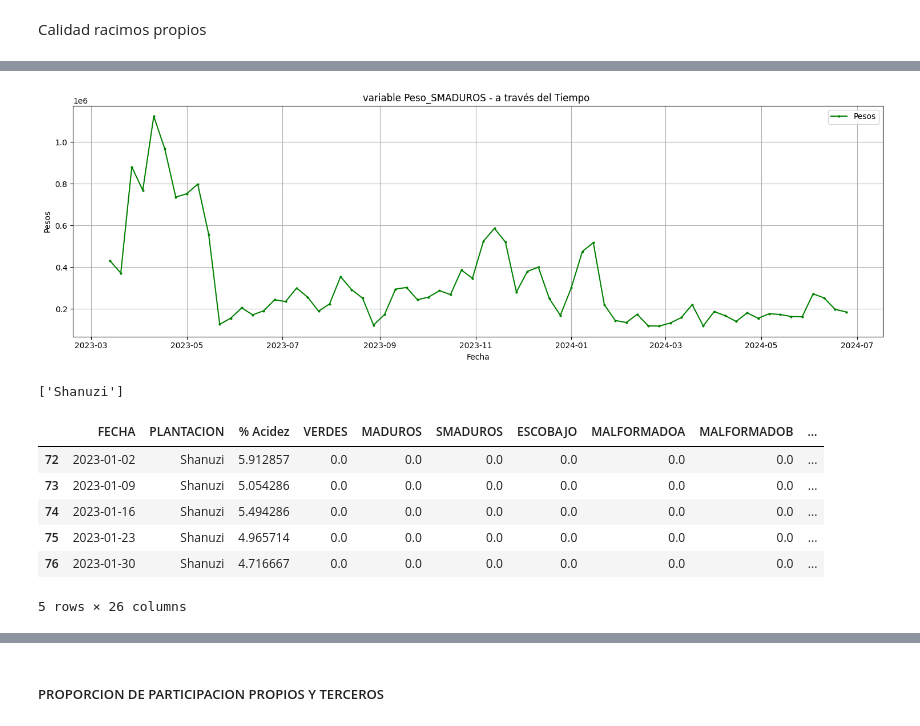
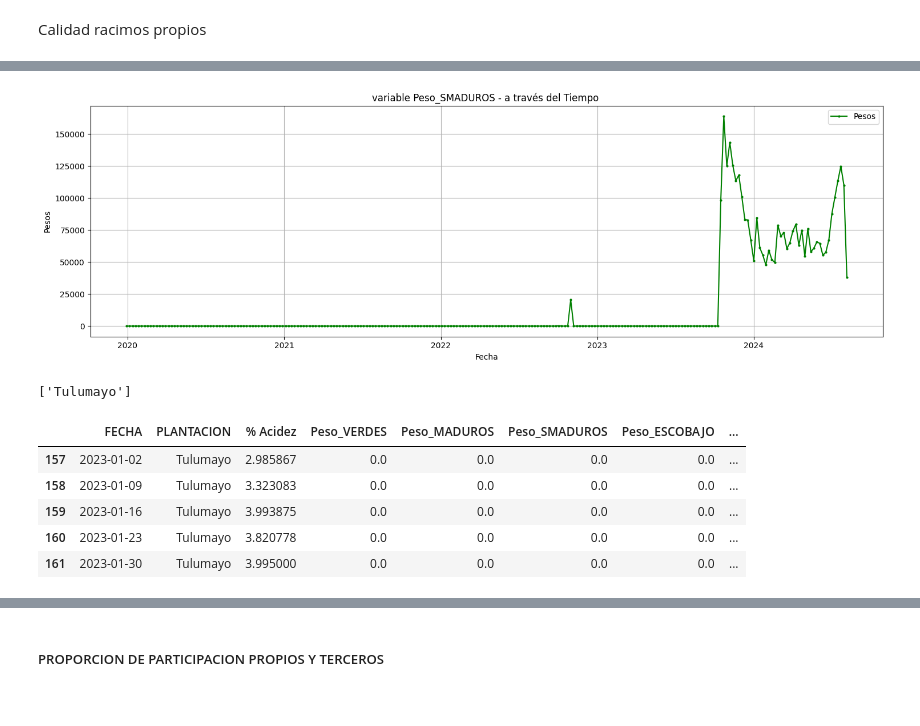
Before and after one commit to cesarqb/PROYECTO_01_analitica_descriptiva_TEA, a Jupyter notebook: src/features_scripts/Scrpit_match_tea.ipynb, the cells around one changed output, grey strips where cells are left out. Saved outputs shown, nothing was run; the diff lists cells and outputs as text; code cells hidden in the pictures.

```diff
--- a/src/features_scripts/Scrpit_match_tea.ipynb
+++ b/src/features_scripts/Scrpit_match_tea.ipynb
@@ -705,5 +693,6 @@ Calidad racimos propios
 # ------------------
 # -----------
 
-function_tendencia_unica(df_analisis_tendencia_semana_2,'Peso_SMADUROS','green')
+#cfunction_tendencia_unica(df_analisis_tendencia_semana_2,'Peso_SMADUROS','green')
+function_tendencia_unica(df_analisis_tendencia_semana_3,'Peso_SMADUROS','green')
 # %% [output]
@@ -711 +700 @@ Analisis de  2021-08-16 00:00:00  hasta  2024-07-01 00:00:00
-[figure, old version]
+[figure, new version]
@@ -715,12 +706,13 @@ Analisis de  2021-08-16 00:00:00  hasta  2024-07-01 00:00:00
 # #######################
 
 
-fecha_limite_sem = pd.Timestamp('2023-01-01') ## --> Para sede Palmawasi
+# fecha_limite_sem = pd.Timestamp('2023-01-01') ## --> Para sede Palmawasi
 # fecha_limite_sem = pd.Timestamp('2023-03-01') ## --> Para sede Shanuzi
+fecha_limite_sem = pd.Timestamp('2023-01-01') ## --> Para sede Tulumayo
 
 # Unir los DataFrames en base a 'FECHA' y 'PLANTACION'
 df_analisis_semana_full_acidez = pd.merge(df_analisis_tendencia_semana_acidez,
-                                          df_analisis_tendencia_semana_2,
+                                          df_analisis_tendencia_semana_3,
                                           on=['FECHA', 'PLANTACION'], how='outer')
 
 
@@ -732,14 +724,13 @@ df_analisis_semana_full_acidez['FECHA'] = pd.to_datetime(df_analisis_semana_full
 print(df_analisis_semana_full_acidez.PLANTACION.unique())
 df_analisis_semana_full_acidez.head()
 # %% [output]
-['Shanuzi']
+['Tulumayo']
-|  | FECHA | PLANTACION | % Acidez | VERDES | MADUROS | SMADUROS | ESCOBAJO | MALFORMADOA | MALFORMADOB | ... |
-| 72 | 2023-01-02 | Shanuzi | 5.912857 | 0.0 | 0.0 | 0.0 | 0.0 | 0.0 | 0.0 | ... |
-| 73 | 2023-01-09 | Shanuzi | 5.054286 | 0.0 | 0.0 | 0.0 | 0.0 | 0.0 | 0.0 | ... |
-| 74 | 2023-01-16 | Shanuzi | 5.494286 | 0.0 | 0.0 | 0.0 | 0.0 | 0.0 | 0.0 | ... |
-| 75 | 2023-01-23 | Shanuzi | 4.965714 | 0.0 | 0.0 | 0.0 | 0.0 | 0.0 | 0.0 | ... |
-| 76 | 2023-01-30 | Shanuzi | 4.716667 | 0.0 | 0.0 | 0.0 | 0.0 | 0.0 | 0.0 | ... |
+|  | FECHA | PLANTACION | % Acidez | Peso_VERDES | Peso_MADUROS | Peso_SMADUROS | Peso_ESCOBAJO | ... |
+| 157 | 2023-01-02 | Tulumayo | 2.985867 | 0.0 | 0.0 | 0.0 | 0.0 | ... |
+| 158 | 2023-01-09 | Tulumayo | 3.323083 | 0.0 | 0.0 | 0.0 | 0.0 | ... |
+| 159 | 2023-01-16 | Tulumayo | 3.993875 | 0.0 | 0.0 | 0.0 | 0.0 | ... |
+| 160 | 2023-01-23 | Tulumayo | 3.820778 | 0.0 | 0.0 | 0.0 | 0.0 | ... |
+| 161 | 2023-01-30 | Tulumayo | 3.995000 | 0.0 | 0.0 | 0.0 | 0.0 | ... |
-5 rows × 26 columns
 # %%
 # AÑADIENDO DATOS - ANALISIS SEMANAL -> AÑADIENDO SALDO EN CAMPO
 # #######################
```
Also changed, not shown: parts of 85 cells of this notebook, 16 other files.
